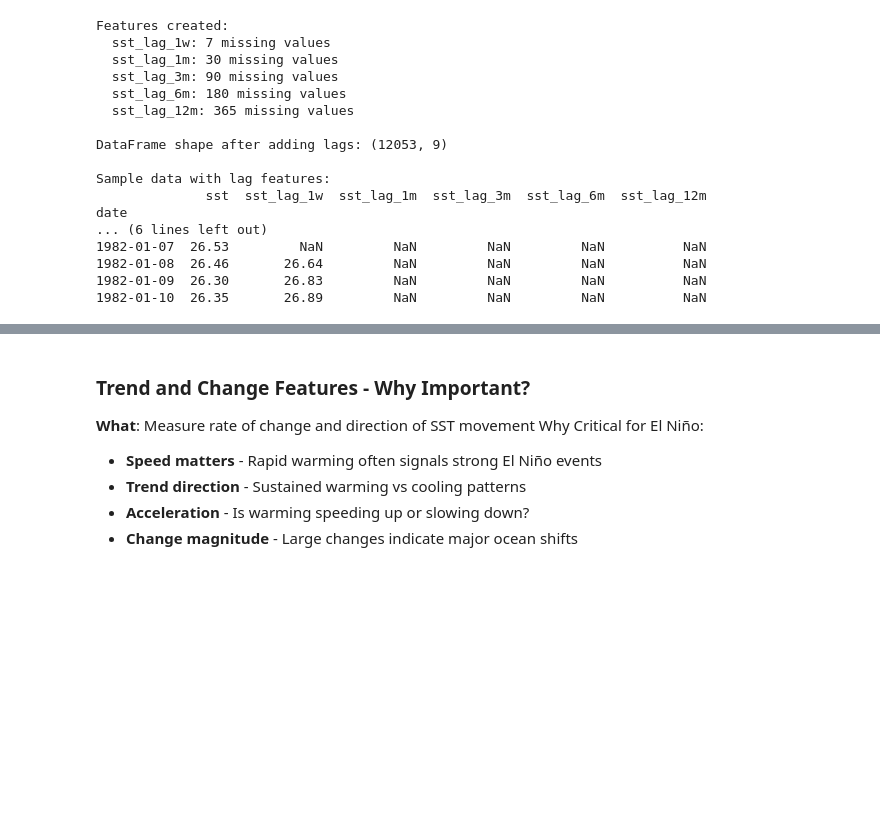
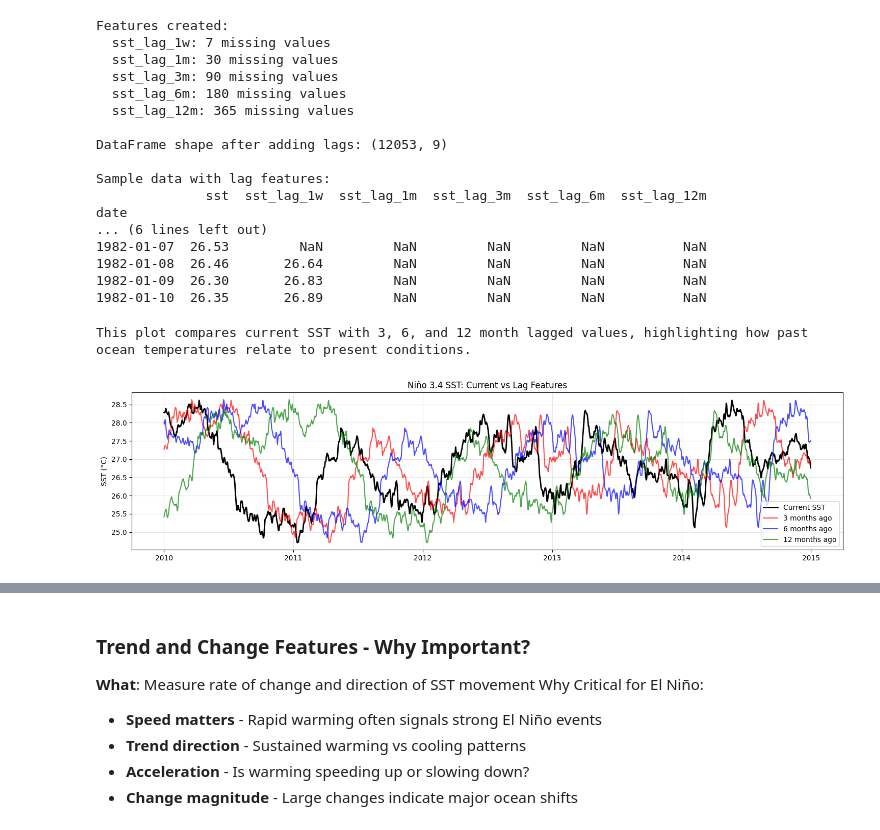
Before and after one commit to DHANA5982/Prediction-of-El-Nino-Events, a Jupyter notebook: notebooks/02_EDA.ipynb, the cells around one changed output, grey strips where cells are left out. Drawn from its saved outputs; the diff is of its cells as text; code cells hidden in the pictures; blank space fills up the shorter version.

```diff
--- a/notebooks/02_EDA.ipynb
+++ b/notebooks/02_EDA.ipynb
@@ -324,21 +324,25 @@ date
 # %%
 # === VISUALIZE TEMPORAL LAG FEATURES ===
 # Plot 1: Time series comparison
 
 df_plot = df_analysis.dropna()
-plt.figure(figsize=(14, 4))
-plt.plot(df_plot.index, df_plot['sst'], label='Current SST', color='black', linewidth=2)
-plt.plot(df_plot.index, df_plot['sst_lag_3m'], label='3 months ago', color='red', alpha=0.7)
-plt.plot(df_plot.index, df_plot['sst_lag_6m'], label='6 months ago', color='blue', alpha=0.7)
-plt.plot(df_plot.index, df_plot['sst_lag_12m'], label='12 months ago', color='green', alpha=0.7)
+recent_years = df_plot.loc['2010':'2014']
+plt.figure(figsize=(18, 4))
+plt.plot(recent_years.index, recent_years['sst'], label='Current SST', color='black', linewidth=2)
+plt.plot(recent_years.index, recent_years['sst_lag_3m'], label='3 months ago', color='red', alpha=0.7)
+plt.plot(recent_years.index, recent_years['sst_lag_6m'], label='6 months ago', color='blue', alpha=0.7)
+plt.plot(recent_years.index, recent_years['sst_lag_12m'], label='12 months ago', color='green', alpha=0.7)
 
 plt.title('Niño 3.4 SST: Current vs Lag Features')
 plt.ylabel('SST (°C)')
 plt.legend()
 plt.grid(True, alpha=0.3)
 plt.savefig('D:/GitHub/Prediction of El-Nino Events/output/plots/lag_vs_current.png')
 
 print("This plot compares current SST with 3, 6, and 12 month lagged values, highlighting how past ocean temperatures relate to present conditions.")
+# %% [output]
+This plot compares current SST with 3, 6, and 12 month lagged values, highlighting how past ocean temperatures relate to present conditions.
+[figure, added]
 # %%
 # Plot 2: Correlation analysis
 
```
Also changed, not shown: parts of 6 cells of this notebook.
